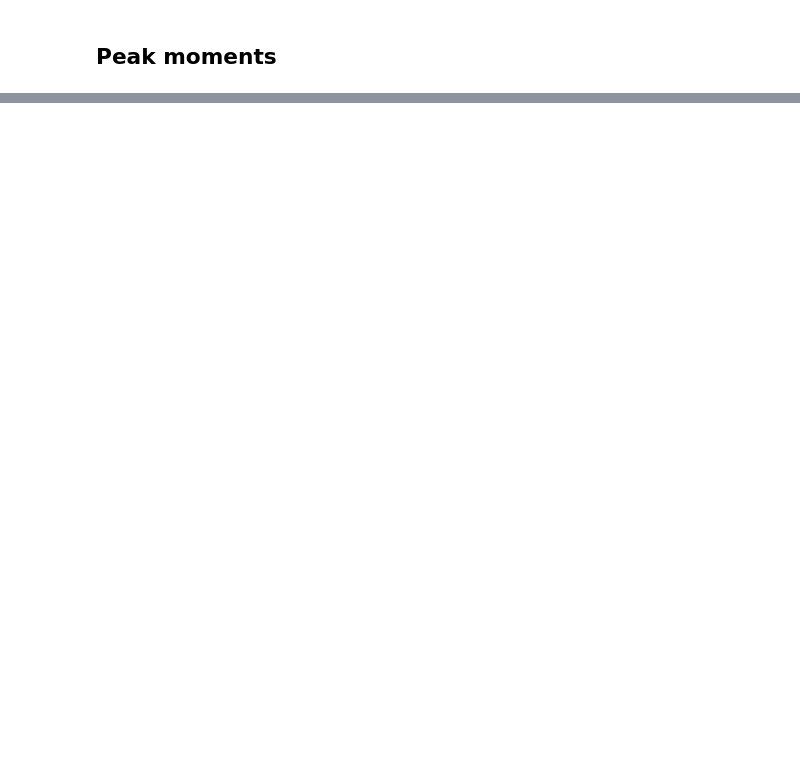
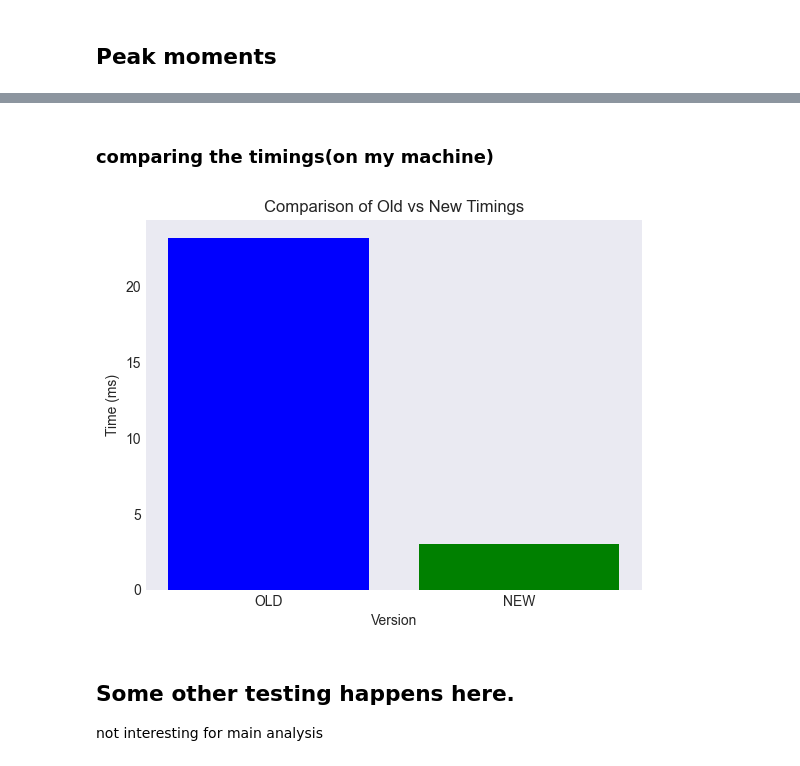
Before and after one commit to EnergieID/OpenEnergyID, a Jupyter notebook: demo_capacity_analysis.ipynb, the cells around one changed output, grey strips where cells are left out. Drawn from its saved outputs; the diff is of its cells as text; code cells hidden in the pictures; blank space fills up the shorter version.

```diff
--- a/demo_capacity_analysis.ipynb
+++ b/demo_capacity_analysis.ipynb
@@ -198,0 +342,28 @@ plot_peaks(data)
+# %% [markdown]
+### comparing the timings(on my machine)
+# %%
+import matplotlib.pyplot as plt
+
+# Define the old and new timings
+old_timing = 23.2
+new_timing = 3
+
+# Define the labels and values for the bar chart
+labels = ["OLD", "NEW"]
+values = [old_timing, new_timing]
+
+# Create the bar chart
+plt.bar(labels, values, color=["blue", "green"])
+
+# Label the axes and add a title
+plt.xlabel("Version")
+plt.ylabel("Time (ms)")
+plt.title("Comparison of Old vs New Timings")
+
+# Show the plot
+plt.show()
+# %% [output]
+[figure, added]
+# %% [markdown]
+## Some other testing happens here.
+not interesting for main analysis
```
Also changed, not shown: parts of 28 cells of this notebook, 6 other files.
